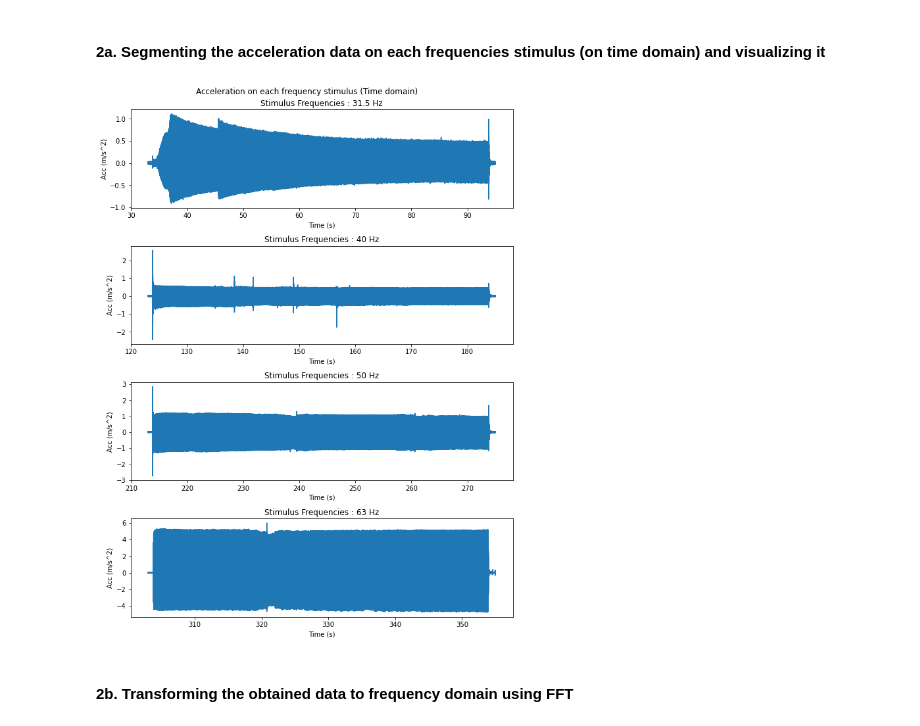
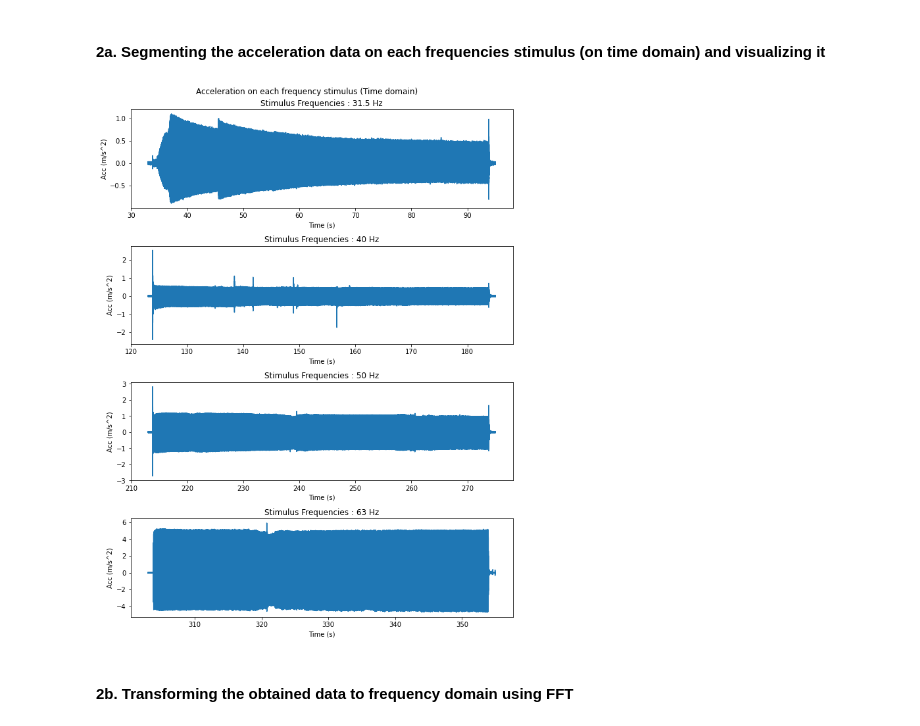
Before and after one commit to VibrasticLab/General_Projects, a Jupyter notebook: JLL_CWO_Okt_2023/data_process.ipynb, the cells around one changed output. Drawn from its saved outputs; the diff is of its cells as text; code cells hidden in the pictures.

```diff
--- a/JLL_CWO_Okt_2023/data_process.ipynb
+++ b/JLL_CWO_Okt_2023/data_process.ipynb
@@ -41,6 +41,10 @@ g_converter = 9.80665   # a constant, 1 g ~ 9.80665 m/s^2
 accA = accA * g_converter
 accB = accB * g_converter
 
+# Remove any DC bias
+accA = accA - np.mean(accA)
+accB = accB - np.mean(accB)
+
 # Plot the acceleration data (in m/s^2 unit)
 ax2 = fig1.add_subplot(212)
 ax2.set_facecolor('white')
@@ -48,7 +52,7 @@ ax2.grid(True,which='both',ls='--')
 ax2.set_xlabel("Time (s)")
 ax2.set_ylabel("Acceleration (m/s^2)")
 ax2.set_title("Full sequences of acceleration data")
-line2, = ax2.plot(time, accB)
+line2, = ax2.plot(time, accA)
 # %% [output]
 Data extracted from selected file
 The data was successfully loaded
@@ -58,29 +62,29 @@ The data was successfully loaded
 # %%
 # Segmenting the data for each sequence of stimulus (pure tones having frequencies of 31.5; 40; 50; and 63 Hz)
 digiducer_fs = 8000
 freq_stimulus = ["31.5", "40", "50", "63"]
 datapoints = [
     [33*digiducer_fs, 95*digiducer_fs],
     [123*digiducer_fs, 185*digiducer_fs],
     [213*digiducer_fs, 275*digiducer_fs],
     [303*digiducer_fs, 355*digiducer_fs],
     ]
 
-segmented_data = segmenting_data(accB, datapoints)
+segmented_data = segmenting_data(accA, datapoints)
 
 # interpret acceleration in time domain data for each frequencies
 fig2 = plt.figure(figsize=(9,12), tight_layout=True)
 fig2.suptitle("Acceleration on each frequency stimulus (Time domain)")
 for i in range(len(datapoints)):
     fig2.add_subplot(len(datapoints),1,i+1)
     plt.plot(time[datapoints[i][0]:datapoints[i][1]], segmented_data[i])
     plt.xlabel("Time (s)")
     plt.ylabel("Acc (m/s^2)")
     plt.title("Stimulus Frequencies : " + freq_stimulus[i] + " Hz")
 
 plt.show()
 # %% [output]
-[figure, old version]
+[figure, new version]
 # %% [markdown]
 #### 2b. Transforming the obtained data to frequency domain using FFT
 # %%
```
Also changed, not shown: parts of 2 cells of this notebook.
